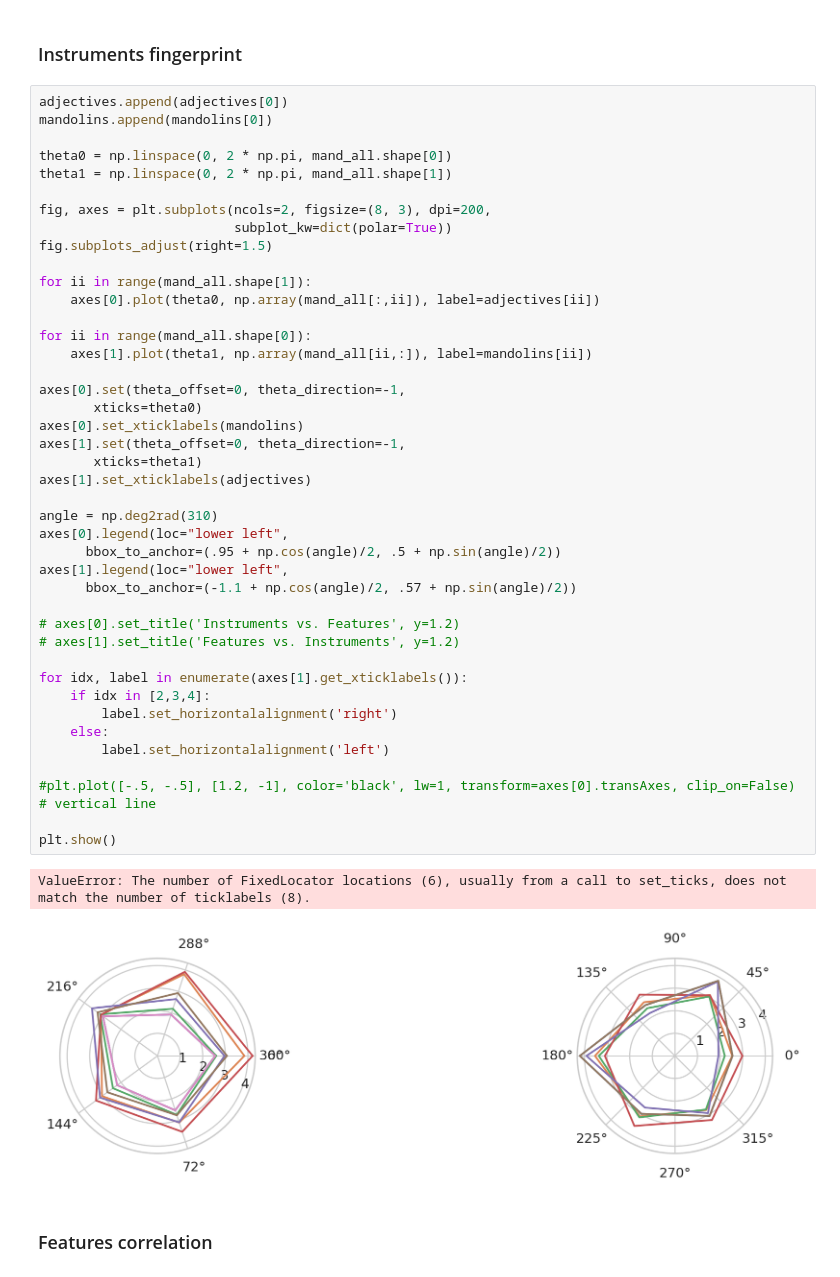
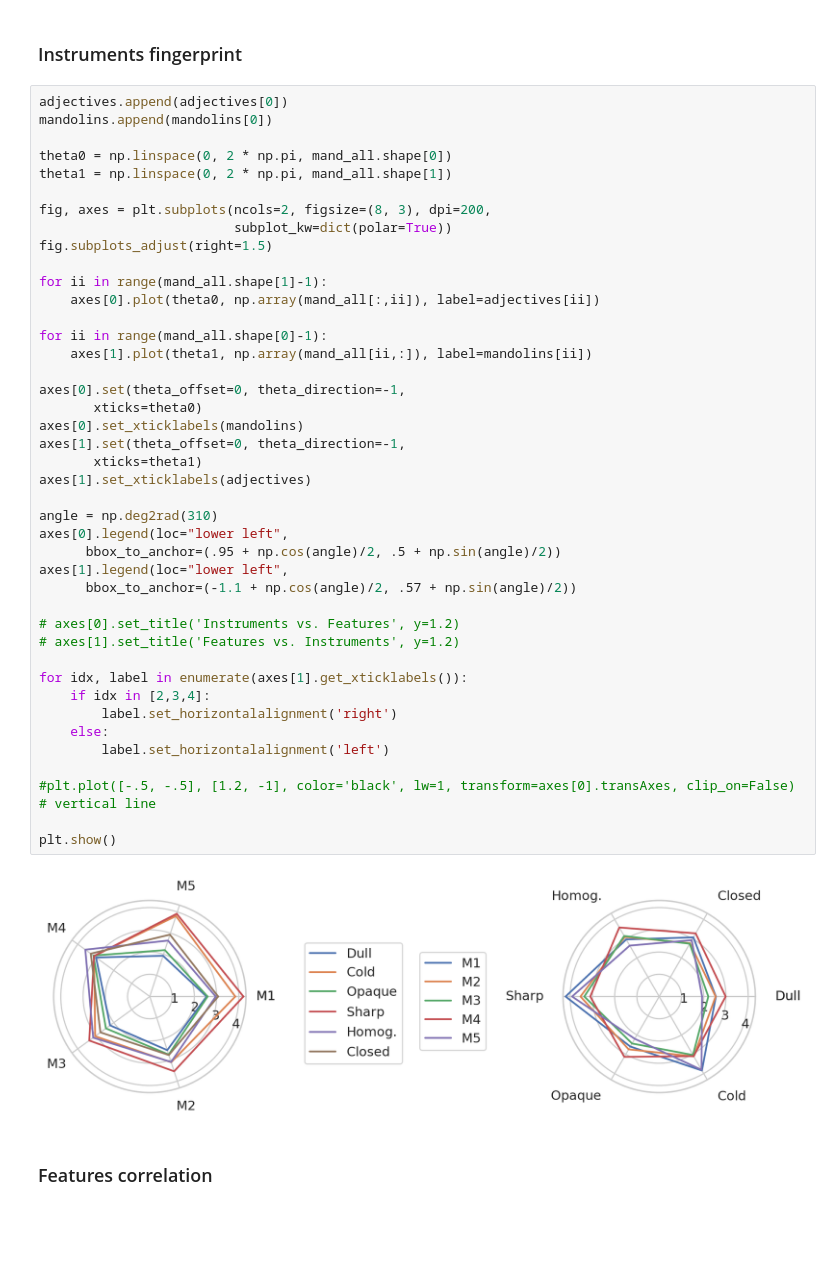
Before and after one commit to davidesalvi/mandolin_analysis, a Jupyter notebook: notebook/DataViz.ipynb, the cells around one changed output. Saved outputs shown, nothing was run; the diff lists cells and outputs as text; blank space fills up the shorter version.

```diff
--- a/notebook/DataViz.ipynb
+++ b/notebook/DataViz.ipynb
@@ -398,40 +398,39 @@ fig, axes = plt.subplots(ncols=2, figsize=(8, 3), dpi=200,
                          subplot_kw=dict(polar=True))
 fig.subplots_adjust(right=1.5)
 
-for ii in range(mand_all.shape[1]):
+for ii in range(mand_all.shape[1]-1):
     axes[0].plot(theta0, np.array(mand_all[:,ii]), label=adjectives[ii])
 
-for ii in range(mand_all.shape[0]):
+for ii in range(mand_all.shape[0]-1):
     axes[1].plot(theta1, np.array(mand_all[ii,:]), label=mandolins[ii])
 
 axes[0].set(theta_offset=0, theta_direction=-1,
        xticks=theta0)
 axes[0].set_xticklabels(mandolins)
 axes[1].set(theta_offset=0, theta_direction=-1,
        xticks=theta1)
 axes[1].set_xticklabels(adjectives)
 
 angle = np.deg2rad(310)
 axes[0].legend(loc="lower left",
       bbox_to_anchor=(.95 + np.cos(angle)/2, .5 + np.sin(angle)/2))
 axes[1].legend(loc="lower left",
       bbox_to_anchor=(-1.1 + np.cos(angle)/2, .57 + np.sin(angle)/2))
 
 # axes[0].set_title('Instruments vs. Features', y=1.2)
 # axes[1].set_title('Features vs. Instruments', y=1.2)
 
 for idx, label in enumerate(axes[1].get_xticklabels()):
     if idx in [2,3,4]:
         label.set_horizontalalignment('right')
     else:
         label.set_horizontalalignment('left')
 
 #plt.plot([-.5, -.5], [1.2, -1], color='black', lw=1, transform=axes[0].transAxes, clip_on=False)  # vertical line
 
 plt.show()
 # %% [output]
-ValueError: The number of FixedLocator locations (6), usually from a call to set_ticks, does not match the number of ticklabels (8).
-[figure, old version]
+[figure, new version]
 # %% [markdown]
 ### Features correlation <a class="anchor" id="correlation_plot"></a>
 # %% [markdown]
```
Also changed, not shown: parts of 4 cells of this notebook.
